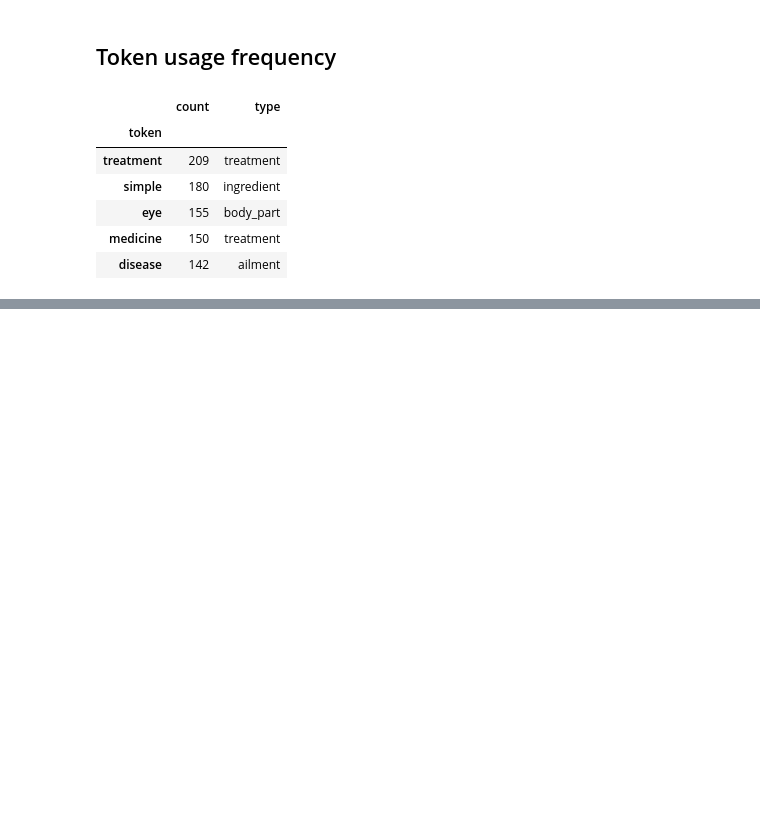
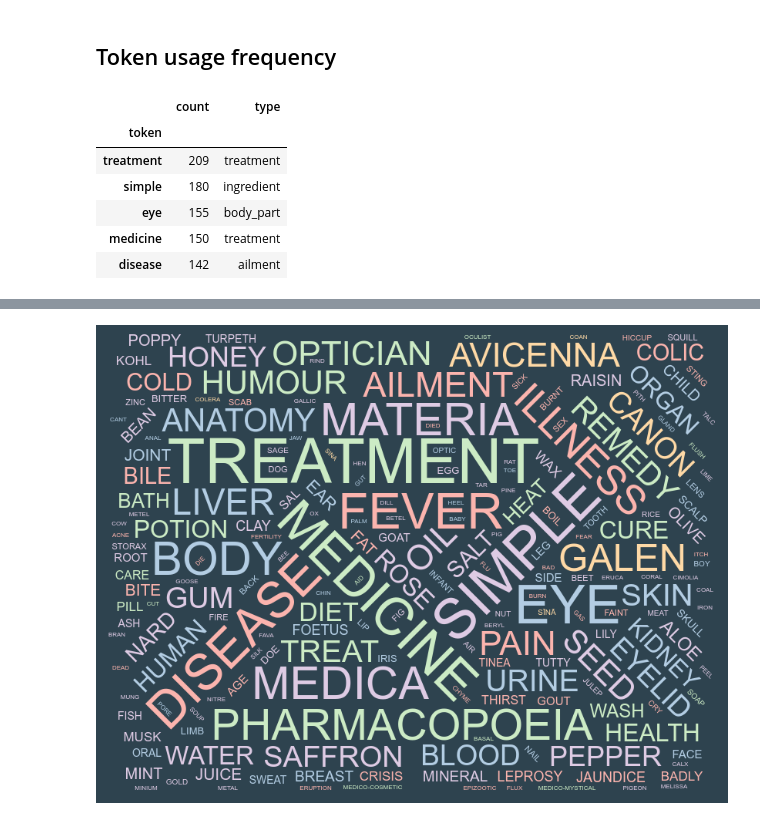
Before and after one commit to CamLib/genizah-medical-visualisation, a Jupyter notebook: notebooks/04-data-visualisation.ipynb, the cells around one changed output, grey strips where cells are left out. Drawn from its saved outputs; the diff is of its cells as text; code cells hidden in the pictures; blank space fills up the shorter version.

Commit message:
More visualisation work

```diff
--- a/notebooks/04-data-visualisation.ipynb
+++ b/notebooks/04-data-visualisation.ipynb
@@ -342,0 +225,73 @@ default
+# %%
+# Vega lite doesn't support word clouds, but Vega itself does, so we'll use that directly.
+
+# Based on Vega's Word Cloud example: https://vega.github.io/vega/examples/word-cloud/
+term_occurrences_wordcloud_json = {
+  "$schema": "https://vega.github.io/schema/vega/v3.json",
+  "width": 800,
+  "height": 600,
+  "padding": 10,
+  "config": {
+    "background": "#2e434f"
+  },
+  "data": [
+    {
+      "name": "term-occurrences",
+      "url": "vega-term-occurrences.csv",
+      "format": {"type": "csv"},
+      "transform": [
+        {
+          "type": "formula", "as": "angle",
+          "expr": "[-45, 0, 45][round(random() * 3)]"
+        }
+      ]
+    }
+  ],
+
+  "scales": [
+    {
+      "name": "color",
+      "type": "ordinal",
+      "domain": {"data": "term-occurrences", "field": "type"},
+      "range": {"scheme": "pastel1"}
+    }
+  ],
+
+  "marks": [
+    {
+      "type": "text",
+      "from": {"data": "term-occurrences"},
+      "encode": {
+        "enter": {
+          "text": {"field": "text"},
+          "align": {"value": "center"},
+          "baseline": {"value": "alphabetic"},
+          "fill": {"scale": "color", "field": "type"}
+        },
+        "update": {
+          "fillOpacity": {"value": 1}
+        },
+        "hover": {
+          "fillOpacity": {"value": 0.65}
+        }
+      },
+      "transform": [
+        {
+          "type": "wordcloud",
+          "size": [800, 600],
+          "text": {"field": "text"},
+          "rotate": {"field": "datum.angle"},
+          "font": "Helvetica Neue, Arial",
+          "fontSize": {"field": "datum.occurrences"},
+          "fontSizeRange": [8, 56],
+          "padding": 2
+        }
+      ]
+    }
+  ]
+}
+
+import altair.vega.v3
+alt.vega.v3.vega(term_occurrences_wordcloud_json)
+# %% [output]
+[figure, added]
```
Also changed, not shown: parts of 14 cells of this notebook.
